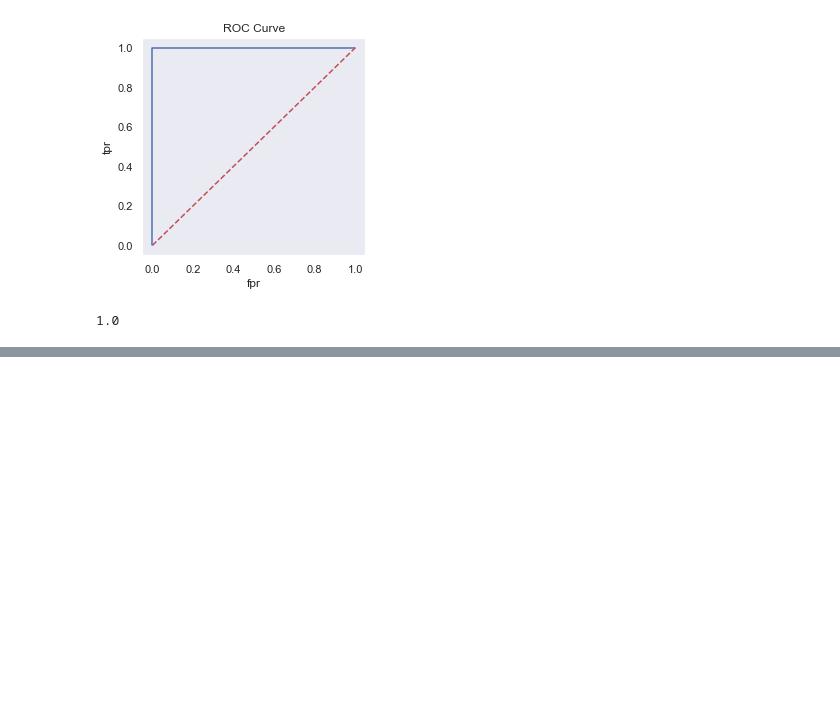
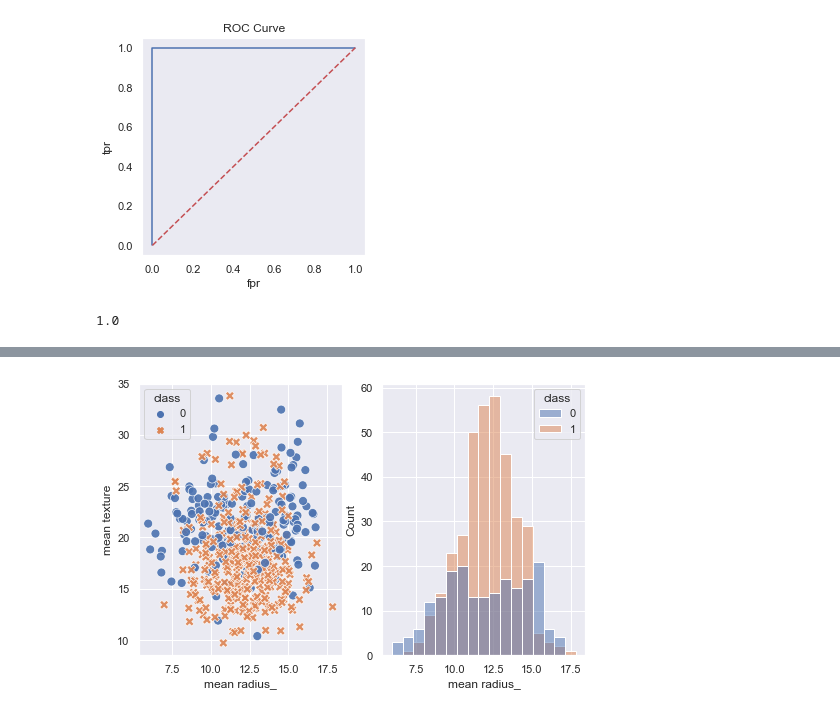
Before and after one commit to Yayawak/Machine-learner, a Jupyter notebook: Sklearn learn/Utils/Roc Auc/roc.ipynb, the cells around one changed output, grey strips where cells are left out. Cells and saved outputs as stored; diff of their text form; code cells hidden in the pictures; blank space fills up the shorter version.

```diff
--- a/Sklearn learn/Utils/Roc Auc/roc.ipynb
+++ b/Sklearn learn/Utils/Roc Auc/roc.ipynb
@@ -262,0 +337,15 @@ auc(fpr, tpr) # get Area under curve 1*1 = 1
+# %%
+df['mean radius_'] = \
+    np.where(df['class']==0, df['mean radius'] - 5, df['mean radius'])
+# %%
+fig, axs = plt.subplots(ncols=2, figsize=(8,5))
+sns.scatterplot(x='mean radius_', y='mean texture',
+               data=df, hue='class', style='class',
+               alpha=.9, edgecolor='w', s=80, ax=axs[0])
+
+sns.histplot(data=df, x='mean radius_', hue='class',
+           legend='class', ax=axs[1])
+
+plt.show()
+# %% [output]
+[figure, added]
```
Also changed, not shown: parts of 21 cells of this notebook, 10 other files.
